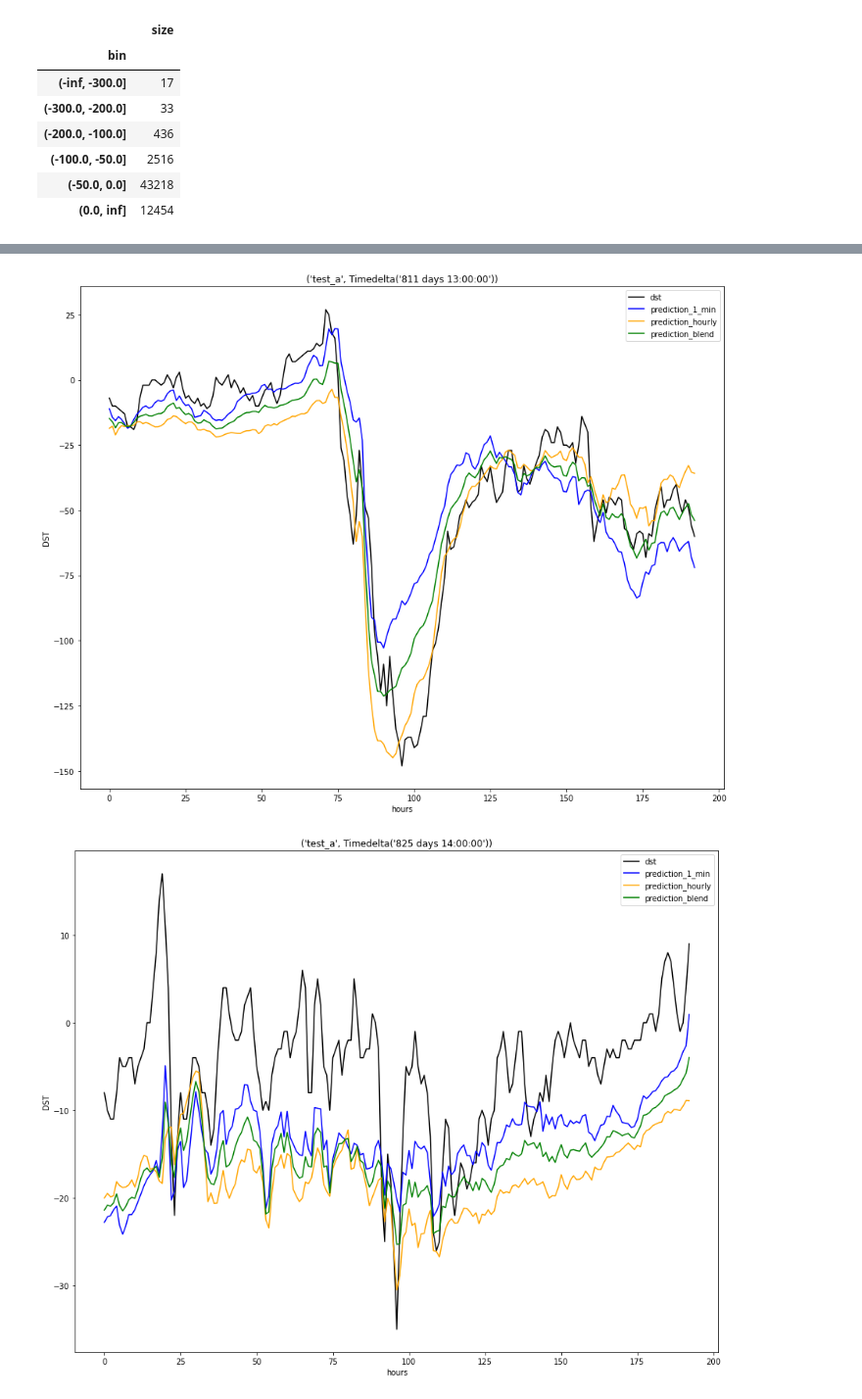
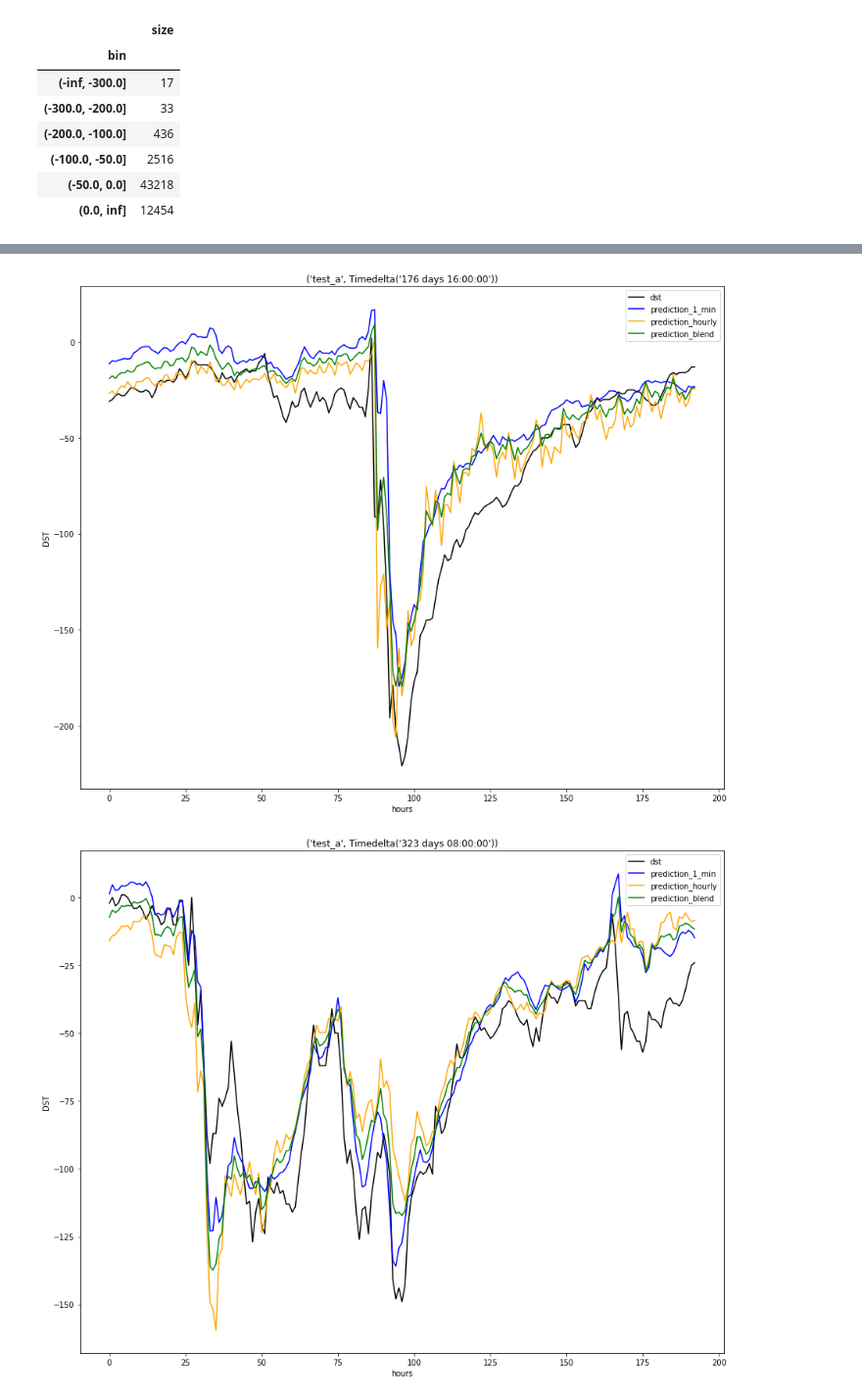
Before and after one commit to CIRES-Geomagnetism/MagNet, a Jupyter notebook: including_old_data.ipynb, the cells around one changed output, grey strips where cells are left out. Shown at 98% size. Drawn from its saved outputs; the diff is of its cells as text; code cells hidden in the pictures.

```diff
--- a/including_old_data.ipynb
+++ b/including_old_data.ipynb
@@ -228,7 +230,7 @@ labels = []
 # dst
 dst_test['exclude'] = False
 for i in range(num_events):
-    min_ind = dst_test.loc[~dst_test['exclude'], 'dst'].argmin()
+    min_ind = dst_test.loc[~dst_test['exclude'], 'dst'].idxmin()
     min_time = dst_test.loc[min_ind, ['timedelta', 'period']]
     min_time_arr.append(min_time)
     t, p = min_time['timedelta'], min_time['period']
@@ -271,2 +273,2 @@ for i in range(num_events):
-[figure, old version]
+[figure, new version]
-[figure, old version]
+[figure, new version]
```
Also changed, not shown: parts of 7 cells of this notebook.
